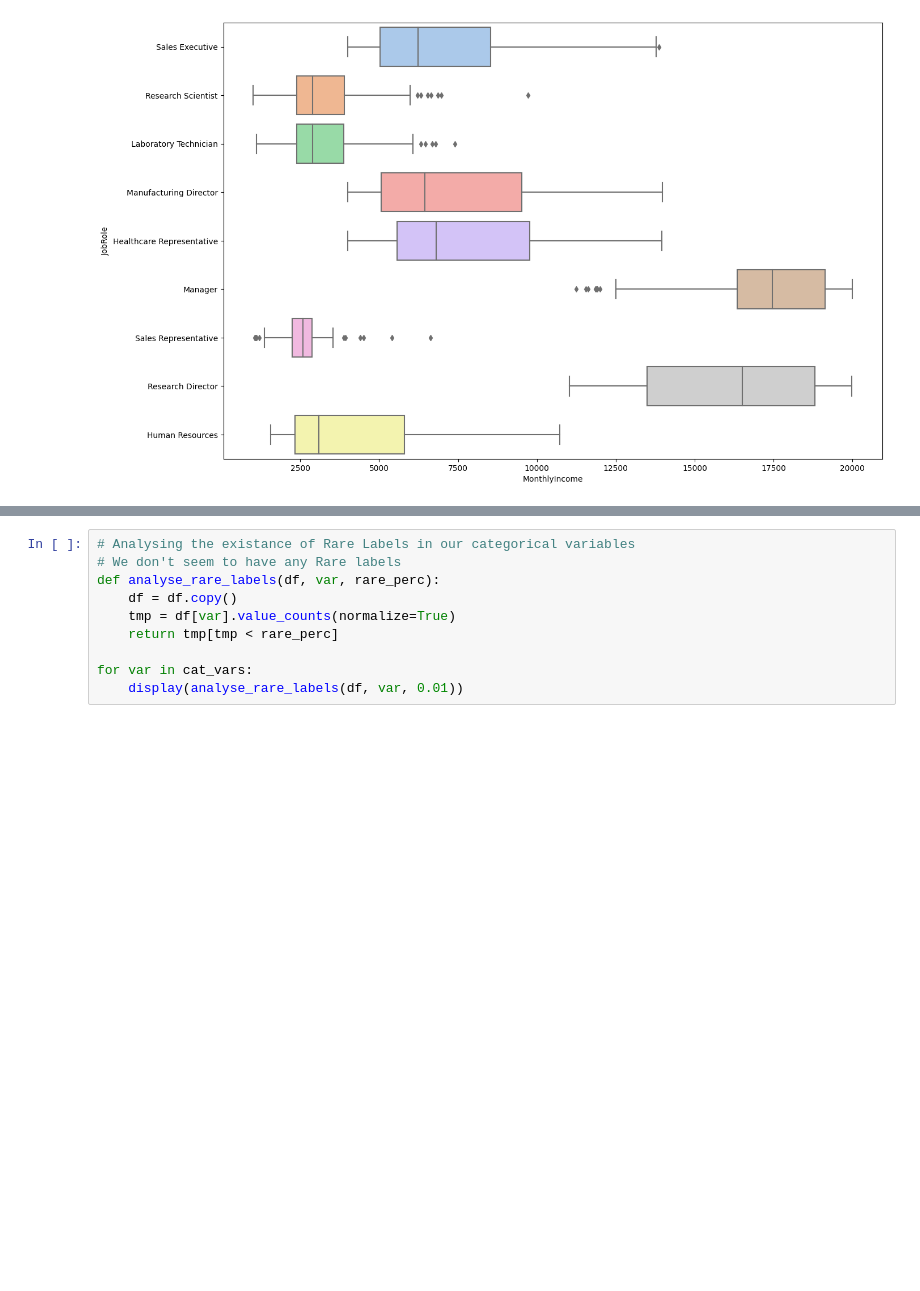
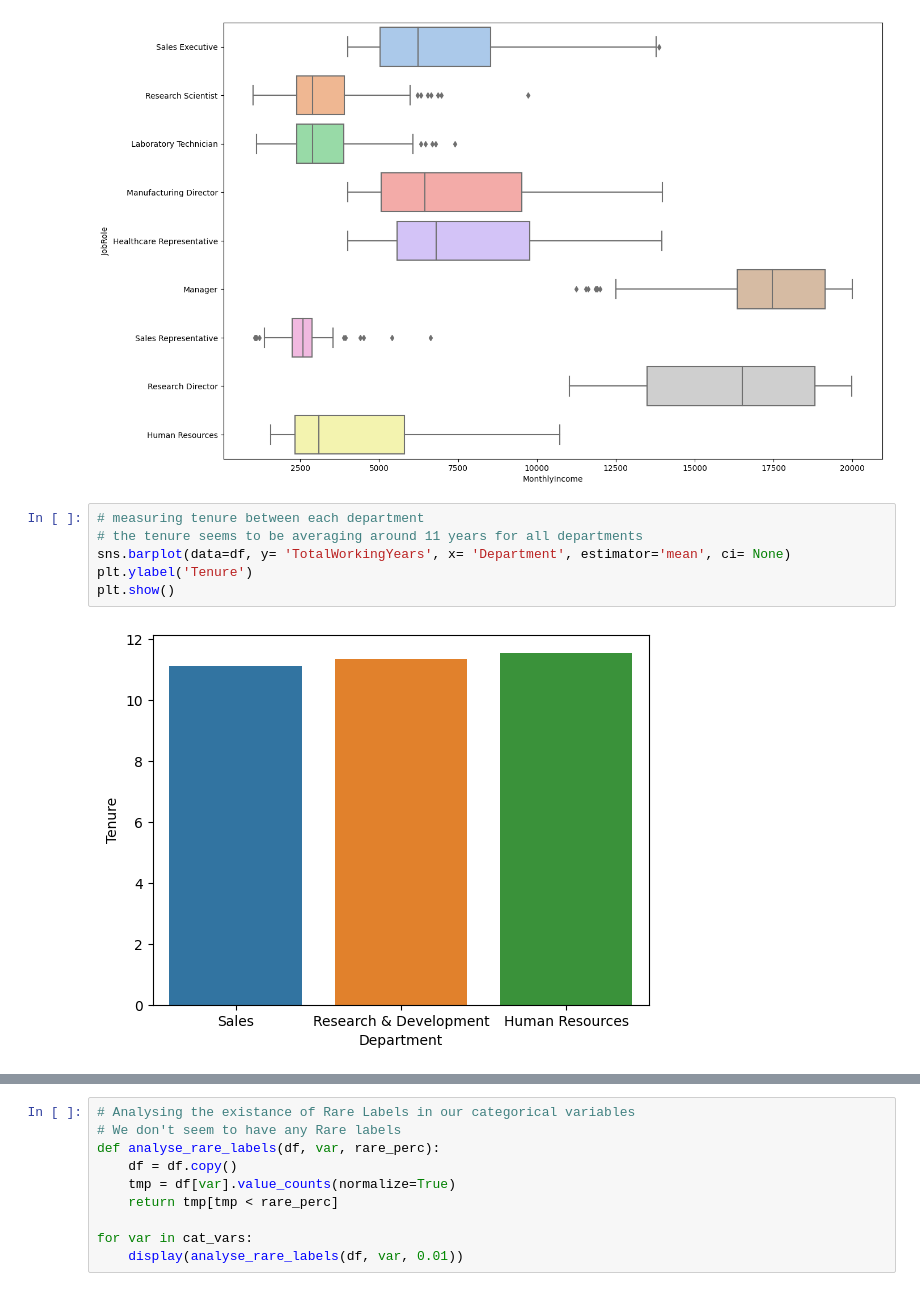
Before and after one commit to GoncaloJoseMoura/Projects, a Jupyter notebook: HR/HR_Attrition.ipynb, the cells around one changed output, grey strips where cells are left out. Cells and saved outputs as stored; diff of their text form; blank space fills up the shorter version.

```diff
--- a/HR/HR_Attrition.ipynb
+++ b/HR/HR_Attrition.ipynb
@@ -335,6 +344,14 @@ sns.boxplot(x='MonthlyIncome', y= 'JobRole', data=df, palette="pastel")
 plt.show()
 # %% [output]
 [figure]
+# %%
+# measuring tenure between each department
+# the tenure seems to be averaging around 11 years for all departments
+sns.barplot(data=df, y= 'TotalWorkingYears', x= 'Department', estimator='mean', ci= None)
+plt.ylabel('Tenure')
+plt.show()
+# %% [output]
+[figure, added]
 # %%
 # looking at the target mean for each categorical variable before we encode them
 # people that travel_frequently, are single and are from sales tend to have a higher attrition
```
Also changed, not shown: parts of 15 cells of this notebook, 9 other files.
